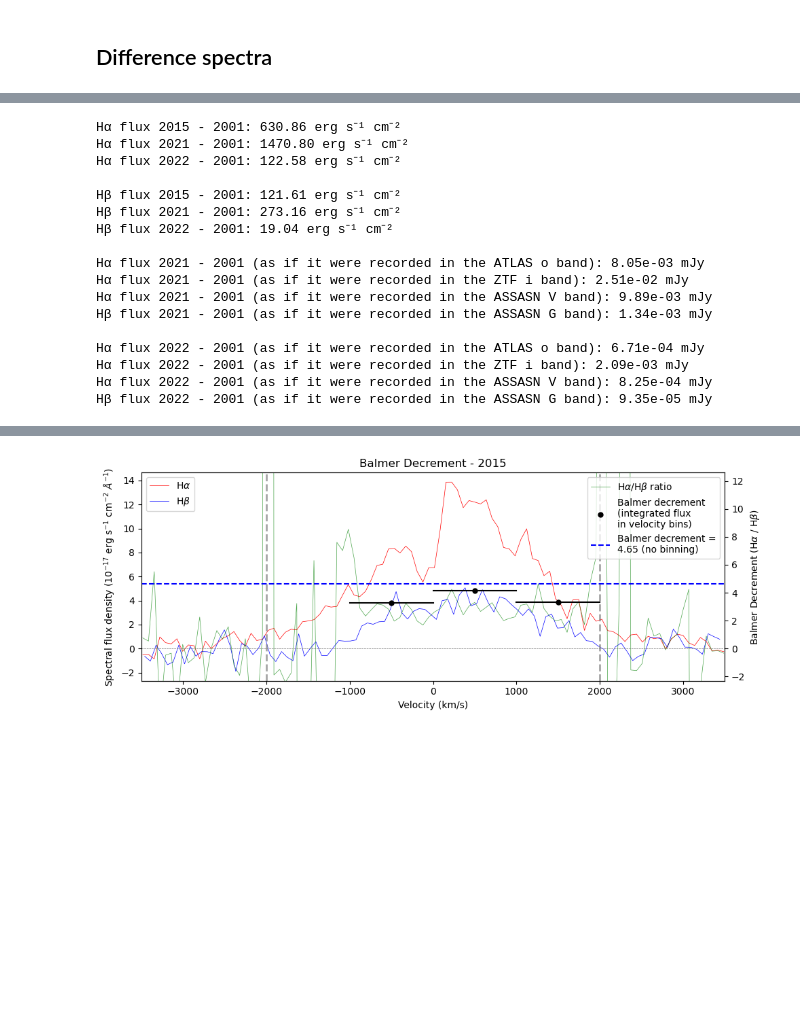
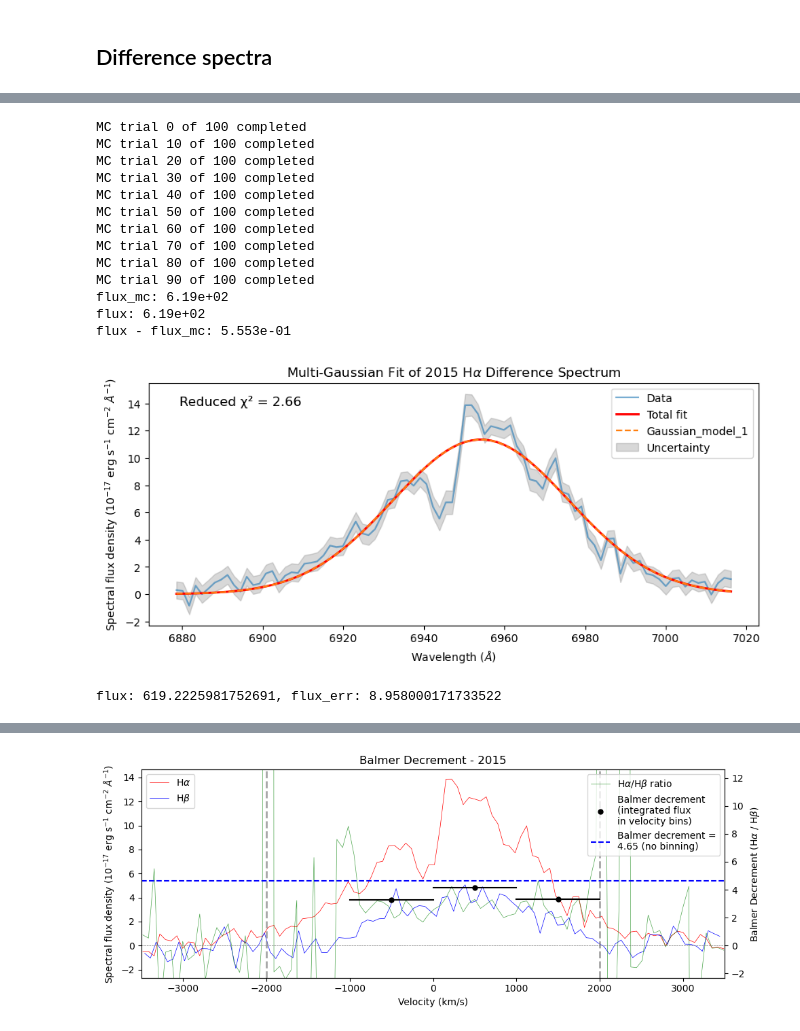
Before and after one commit to things-0/denison_2026, a Jupyter notebook: oli/main.ipynb, the cells around one changed output, grey strips where cells are left out. Saved outputs shown, nothing was run; the diff lists cells and outputs as text; code cells hidden in the pictures; blank space fills up the shorter version.

Commit message:
errors and mult gaussians sort of working?

```diff
--- a/oli/main.ipynb
+++ b/oli/main.ipynb
@@ -55,7 +56,8 @@ c_ang_s = 2.99792458e18 # Ang/s
 EPS = 1e-8
 LINEWIDTH = 0.5
 LAMBDAS_TO_IGNORE_WIDTH = 180
-BALMER_DECREMENT_VEL_WIDTH = 4000
+VEL_TO_IGNORE_WIDTH = 6000
+# BALMER_DECREMENT_VEL_WIDTH = 4000
 FIGURE_SIZE = (10,4)
 #TODO: remove testing
 SMOOTH_FACTOR = 1.0
@@ -1290,56 +1450,29 @@ def calculate_balmer_decrement(
 
     return np.array(balmer_decrements), np.array(balmer_decrements_err), np.array(vel_bin_centres)
 # %%
-integrated_flux_15_alpha, integrated_flux_15_alpha_err = integrate_flux(lam, diff_15, diff_15_err, get_lam_bounds(H_ALPHA, LAMBDAS_TO_IGNORE_WIDTH))
-integrated_flux_21_alpha, integrated_flux_21_alpha_err = integrate_flux(lam, diff_21, diff_21_err, get_lam_bounds(H_ALPHA, LAMBDAS_TO_IGNORE_WIDTH))
-integrated_flux_22_alpha, integrated_flux_22_alpha_err = integrate_flux(lam, diff_22, diff_22_err, get_lam_bounds(H_ALPHA, LAMBDAS_TO_IGNORE_WIDTH))
+h_alpha_lam_bounds = get_lam_bounds(H_ALPHA, VEL_TO_IGNORE_WIDTH, is_rest_frame=True, width_is_vel=True)
+h_beta_lam_bounds = get_lam_bounds(H_BETA, VEL_TO_IGNORE_WIDTH, is_rest_frame=True, width_is_vel=True)
 
-integrated_flux_15_beta, integrated_flux_15_beta_err = integrate_flux(lam, diff_15, diff_15_err, get_lam_bounds(H_BETA, LAMBDAS_TO_IGNORE_WIDTH))
-integrated_flux_21_beta, integrated_flux_21_beta_err = integrate_flux(lam, diff_21, diff_21_err, get_lam_bounds(H_BETA, LAMBDAS_TO_IGNORE_WIDTH))
-integrated_flux_22_beta, integrated_flux_22_beta_err = integrate_flux(lam, diff_22, diff_22_err, get_lam_bounds(H_BETA, LAMBDAS_TO_IGNORE_WIDTH))
-
-h_alpha_flux_21_atlas_mJy = convert_flux_to_mJy(integrated_flux_21_alpha, ATLAS_O_BAND_WIDTH, ATLAS_O_BAND_LAM)
-h_alpha_flux_21_ztf_mJy = convert_flux_to_mJy(integrated_flux_21_alpha, ZTF_I_BAND_WIDTH, ZTF_I_BAND_LAM)
-h_alpha_flux_21_assasn_mJy = convert_flux_to_mJy(integrated_flux_21_alpha, ASSASN_V_BAND_WIDTH, ASSASN_V_BAND_LAM)
-h_beta_flux_21_assasn_mJy = convert_flux_to_mJy(integrated_flux_21_beta, ASSASN_G_BAND_WIDTH, ASSASN_G_BAND_LAM)
-
-h_alpha_flux_22_atlas_mJy = convert_flux_to_mJy(integrated_flux_22_alpha, ATLAS_O_BAND_WIDTH, ATLAS_O_BAND_LAM)
-h_alpha_flux_22_ztf_mJy = convert_flux_to_mJy(integrated_flux_22_alpha, ZTF_I_BAND_WIDTH, ZTF_I_BAND_LAM)
-h_alpha_flux_22_assasn_mJy = convert_flux_to_mJy(integrated_flux_22_alpha, ASSASN_V_BAND_WIDTH, ASSASN_V_BAND_LAM)
-h_beta_flux_22_assasn_mJy = convert_flux_to_mJy(integrated_flux_22_beta, ASSASN_G_BAND_WIDTH, ASSASN_G_BAND_LAM)
-
-print(f"Hα flux 2015 - 2001: {integrated_flux_15_alpha:.2f} erg s⁻¹ cm⁻²")
-print(f"Hα flux 2021 - 2001: {integrated_flux_21_alpha:.2f} erg s⁻¹ cm⁻²")
-print(f"Hα flux 2022 - 2001: {integrated_flux_22_alpha:.2f} erg s⁻¹ cm⁻²")
-print()
-print(f"Hβ flux 2015 - 2001: {integrated_flux_15_beta:.2f} erg s⁻¹ cm⁻²")
-print(f"Hβ flux 2021 - 2001: {integrated_flux_21_beta:.2f} erg s⁻¹ cm⁻²")
-print(f"Hβ flux 2022 - 2001: {integrated_flux_22_beta:.2f} erg s⁻¹ cm⁻²")
-print()
-print(f"Hα flux 2021 - 2001 (as if it were recorded in the ATLAS o band): {h_alpha_flux_21_atlas_mJy:.2e} mJy")
-print(f"Hα flux 2021 - 2001 (as if it were recorded in the ZTF i band): {h_alpha_flux_21_ztf_mJy:.2e} mJy")
-print(f"Hα flux 2021 - 2001 (as if it were recorded in the ASSASN V band): {h_alpha_flux_21_assasn_mJy:.2e} mJy")
-print(f"Hβ flux 2021 - 2001 (as if it were recorded in the ASSASN G band): {h_beta_flux_21_assasn_mJy:.2e} mJy")
-print()
-print(f"Hα flux 2022 - 2001 (as if it were recorded in the ATLAS o band): {h_alpha_flux_22_atlas_mJy:.2e} mJy")
-print(f"Hα flux 2022 - 2001 (as if it were recorded in the ZTF i band): {h_alpha_flux_22_ztf_mJy:.2e} mJy")
-print(f"Hα flux 2022 - 2001 (as if it were recorded in the ASSASN V band): {h_alpha_flux_22_assasn_mJy:.2e} mJy")
-print(f"Hβ flux 2022 - 2001 (as if it were recorded in the ASSASN G band): {h_beta_flux_22_assasn_mJy:.2e} mJy")
+flux, flux_err = integrate_flux(
+    lam, diff_15, diff_15_err, h_alpha_lam_bounds,
+    n_gaussians=2, n_trials=100, plot_fit=True,
+    title_info=r"2015 H$\alpha$ ", print_progress=True,
+    peak_min_sigma_threshold=2
+)
+print(f"flux: {flux}, flux_err: {flux_err}")
 # %% [output]
-Hα flux 2015 - 2001: 630.86 erg s⁻¹ cm⁻²
-Hα flux 2021 - 2001: 1470.80 erg s⁻¹ cm⁻²
-Hα flux 2022 - 2001: 122.58 erg s⁻¹ cm⁻²
-
-Hβ flux 2015 - 2001: 121.61 erg s⁻¹ cm⁻²
-Hβ flux 2021 - 2001: 273.16 erg s⁻¹ cm⁻²
-Hβ flux 2022 - 2001: 19.04 erg s⁻¹ cm⁻²
-
-Hα flux 2021 - 2001 (as if it were recorded in the ATLAS o band): 8.05e-03 mJy
-Hα flux 2021 - 2001 (as if it were recorded in the ZTF i band): 2.51e-02 mJy
-Hα flux 2021 - 2001 (as if it were recorded in the ASSASN V band): 9.89e-03 mJy
-Hβ flux 2021 - 2001 (as if it were recorded in the ASSASN G band): 1.34e-03 mJy
-
-Hα flux 2022 - 2001 (as if it were recorded in the ATLAS o band): 6.71e-04 mJy
-Hα flux 2022 - 2001 (as if it were recorded in the ZTF i band): 2.09e-03 mJy
-Hα flux 2022 - 2001 (as if it were recorded in the ASSASN V band): 8.25e-04 mJy
-Hβ flux 2022 - 2001 (as if it were recorded in the ASSASN G band): 9.35e-05 mJy
+MC trial 0 of 100 completed
+MC trial 10 of 100 completed
+MC trial 20 of 100 completed
+MC trial 30 of 100 completed
+MC trial 40 of 100 completed
+MC trial 50 of 100 completed
+MC trial 60 of 100 completed
+MC trial 70 of 100 completed
+MC trial 80 of 100 completed
+MC trial 90 of 100 completed
+flux_mc: 6.19e+02
+flux: 6.19e+02
+flux - flux_mc: 5.553e-01
+[figure, added]
+flux: 619.2225981752691, flux_err: 8.958000171733522
```
Also changed, not shown: parts of 18 cells of this notebook, 1 other file.
